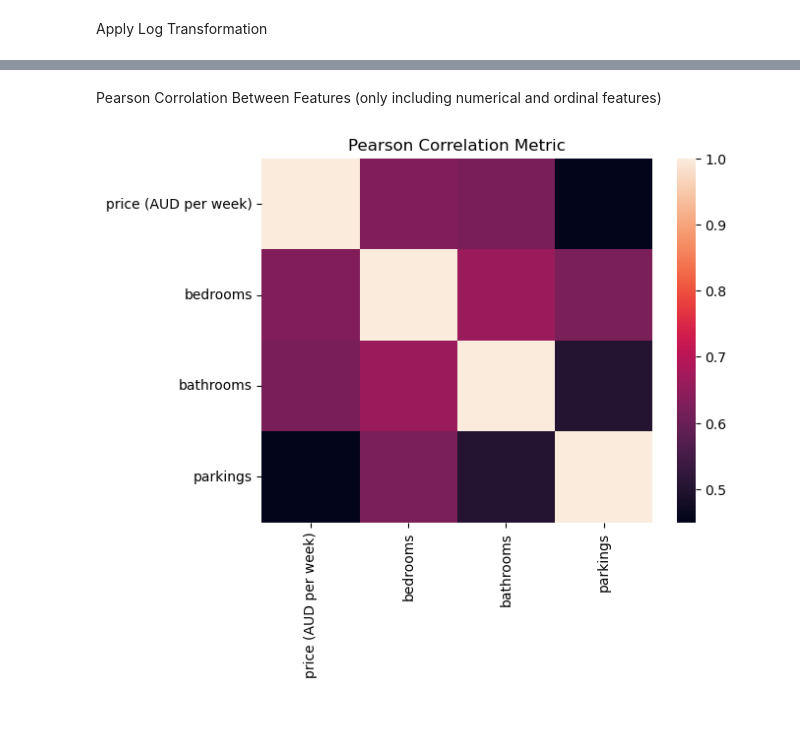
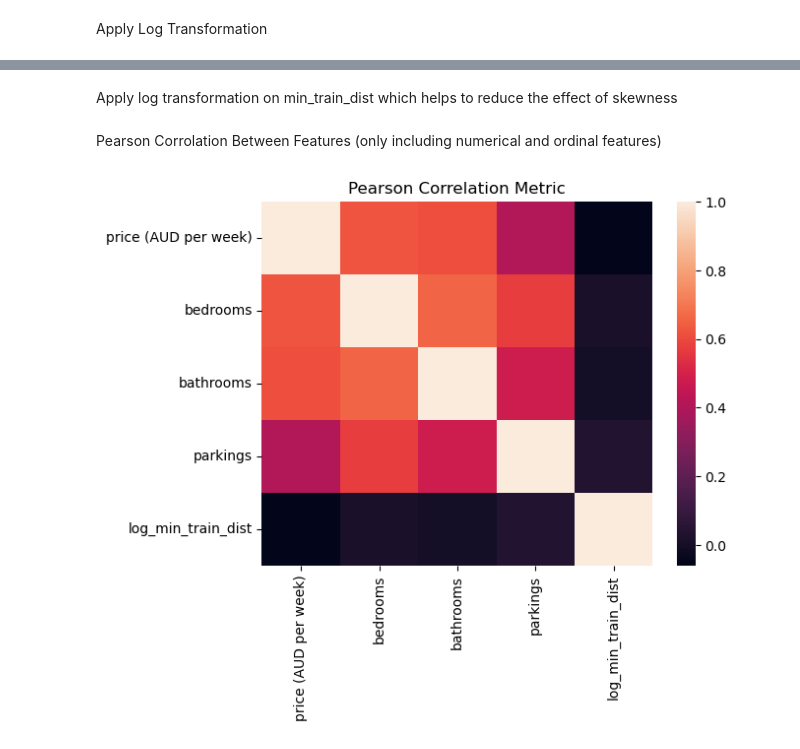
Before and after one commit to MAST30034-AppliedDataScience/project-2-group-real-estate-industry-project-27, a Jupyter notebook: notebooks/feature_selection.ipynb, the cells around one changed output, grey strips where cells are left out. Saved outputs shown, nothing was run; the diff lists cells and outputs as text; code cells hidden in the pictures; blank space fills up the shorter version.

```diff
--- a/notebooks/feature_selection.ipynb
+++ b/notebooks/feature_selection.ipynb
@@ -6,7 +8,7 @@ import numpy as np
 # %% [markdown]
 Read Property Data as Panda DataFrame
 # %%
-property_df = pd.read_csv('../data/landing/properties.csv')
+property_df = pd.read_csv('../data/raw/property_w_distance.csv')
 # %% [markdown]
 Histogram for Features
 # %%
@@ -91,13 +93,19 @@ plt.show()
+# %% [markdown]
+Apply log transformation on min_train_dist which helps to reduce the effect of skewness
+# %%
+property_df['log_min_train_dist'] = np.log1p(property_df['min_train_dist'])
 # %% [markdown]
 Pearson Corrolation Between Features (only including numerical and ordinal features)
 # %%
-CORR_COLS = [
-    "price (AUD per week)", "bedrooms", "bathrooms", "parkings"
+corr_columns = [
+    "price (AUD per week)", "bedrooms", "bathrooms", "parkings", "log_min_train_dist"
 ]
 
-sns.heatmap(property_df[CORR_COLS].corr())
+sns.heatmap(property_df[corr_columns].corr())
 
 plt.title('Pearson Correlation Metric')
 plt.show()
+
+# no strong relationship bewteen price and log_min_train_dist
 # %% [output]
-[figure, old version]
+[figure, new version]
```
Also changed, not shown: parts of 9 cells of this notebook, 1 other file.
